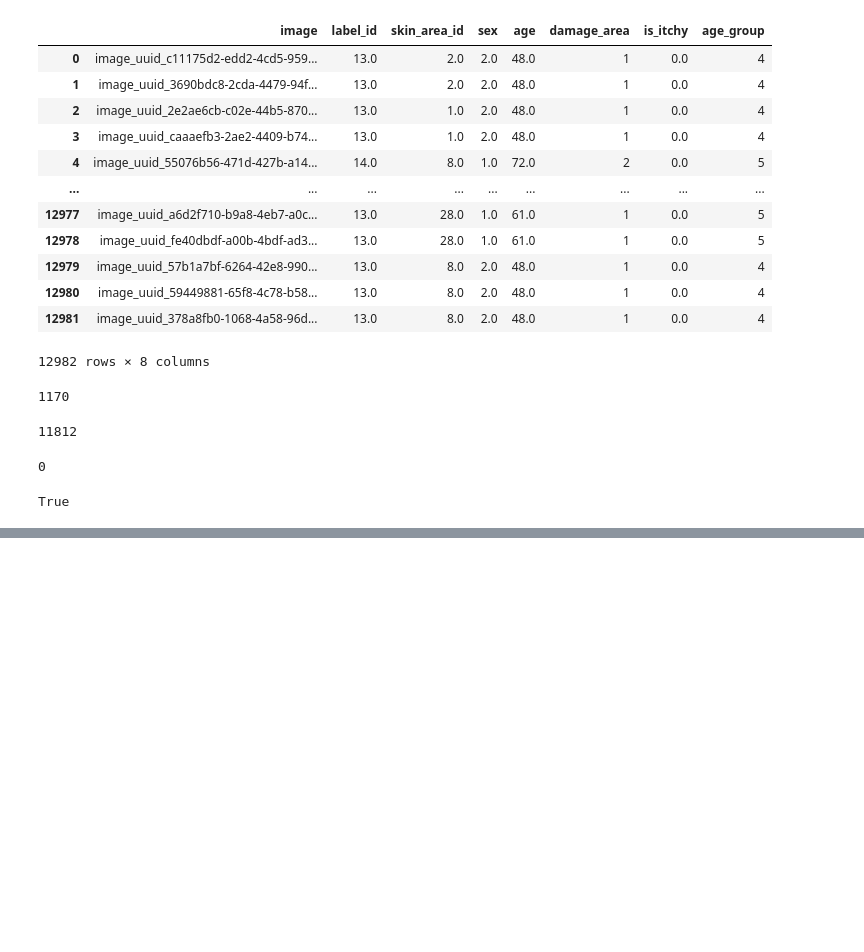
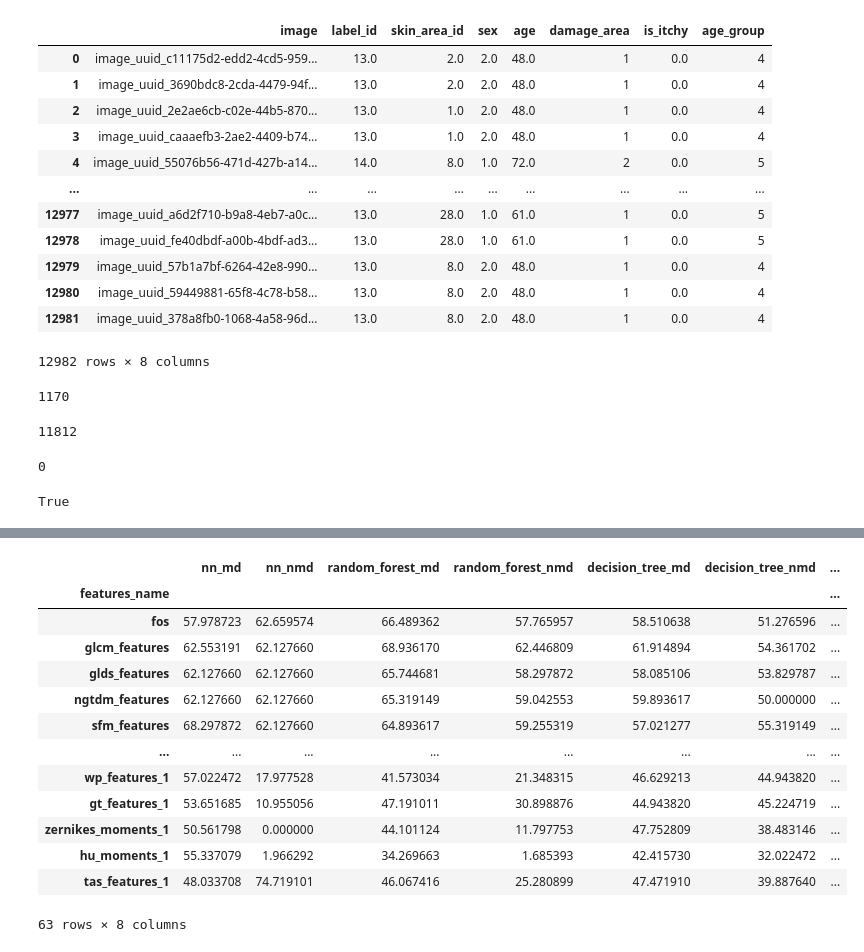
Before and after one commit to Minhsuperfragile/LowLevelFeatureExtraction, a Jupyter notebook: process_csv.ipynb, the cells around one changed output, grey strips where cells are left out. Drawn from its saved outputs; the diff is of its cells as text; code cells hidden in the pictures; blank space fills up the shorter version.

```diff
--- a/process_csv.ipynb
+++ b/process_csv.ipynb
@@ -100,0 +204,24 @@ True
+# %%
+import pandas as pd
+
+df1 = pd.read_csv("./ckpts/multiple_result.csv", index_col="features_name")
+df2 = pd.read_csv("./multiple_result.csv", index_col="features_name")
+
+df2['nn_md'] = df1['nn_md']
+df2['nn_nmd'] = df1['nn_nmd']
+df2.to_csv("./ckpts/multiple_result.csv")
+# %% [output]
+|  | nn_md | nn_nmd | random_forest_md | random_forest_nmd | decision_tree_md | decision_tree_nmd | ... |
+| features_name |  |  |  |  |  |  | ... |
+| fos | 57.978723 | 62.659574 | 66.489362 | 57.765957 | 58.510638 | 51.276596 | ... |
+| glcm_features | 62.553191 | 62.127660 | 68.936170 | 62.446809 | 61.914894 | 54.361702 | ... |
+| glds_features | 62.127660 | 62.127660 | 65.744681 | 58.297872 | 58.085106 | 53.829787 | ... |
+| ngtdm_features | 62.127660 | 62.127660 | 65.319149 | 59.042553 | 59.893617 | 50.000000 | ... |
+| sfm_features | 68.297872 | 62.127660 | 64.893617 | 59.255319 | 57.021277 | 55.319149 | ... |
+| ... | ... | ... | ... | ... | ... | ... | ... |
+| wp_features_1 | 57.022472 | 17.977528 | 41.573034 | 21.348315 | 46.629213 | 44.943820 | ... |
+| gt_features_1 | 53.651685 | 10.955056 | 47.191011 | 30.898876 | 44.943820 | 45.224719 | ... |
+| zernikes_moments_1 | 50.561798 | 0.000000 | 44.101124 | 11.797753 | 47.752809 | 38.483146 | ... |
+| hu_moments_1 | 55.337079 | 1.966292 | 34.269663 | 1.685393 | 42.415730 | 32.022472 | ... |
+| tas_features_1 | 48.033708 | 74.719101 | 46.067416 | 25.280899 | 47.471910 | 39.887640 | ... |
+63 rows × 8 columns
```
Also changed, not shown: parts of 4 cells of this notebook, 9 other files.
